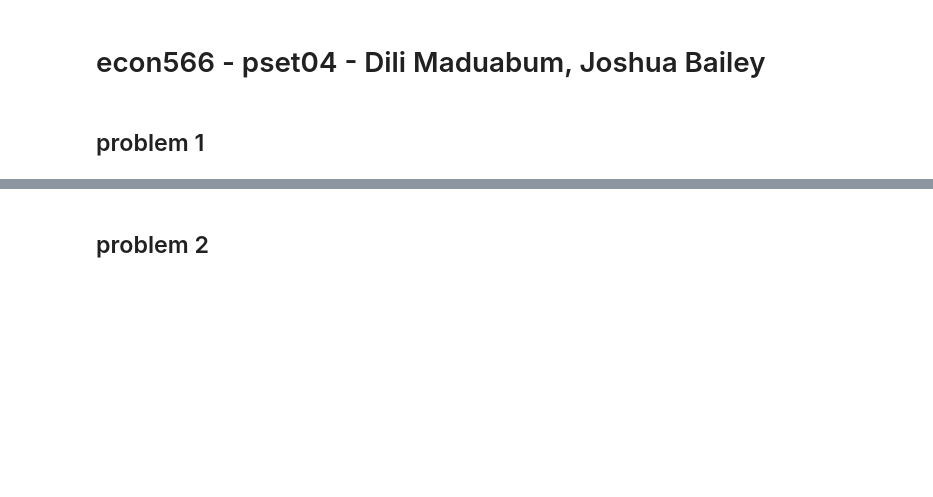
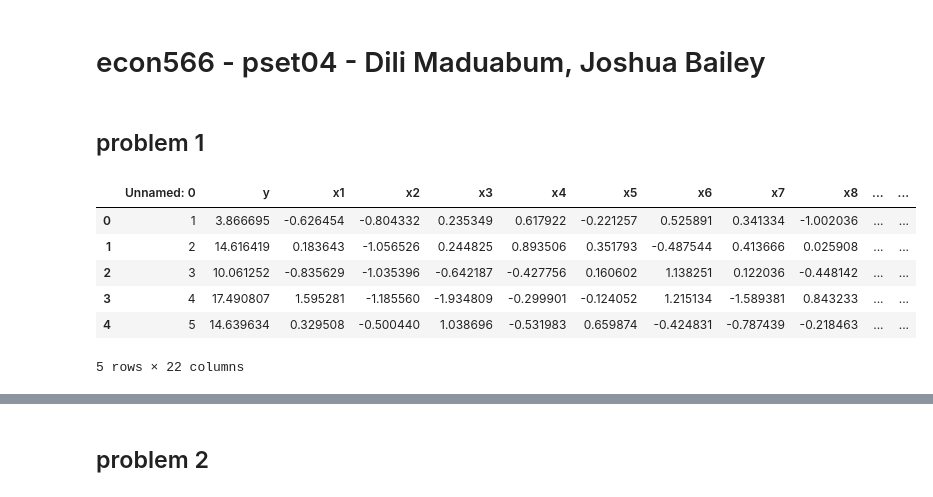
Before and after one commit to Datadili/EconML, a Jupyter notebook: pset_4/pset04.ipynb, the cells around one changed output, grey strips where cells are left out. Cells and saved outputs as stored; diff of their text form; code cells hidden in the pictures; blank space fills up the shorter version.

```diff
--- a/pset_4/pset04.ipynb
+++ b/pset_4/pset04.ipynb
@@ -2,3 +2,17 @@
 # econ566 - pset04 - Dili Maduabum, Joshua Bailey
 # %% [markdown]
 ## problem 1
+# %%
+import pandas as pd
+import numpy as np
+reg = pd.read_csv("reg.csv")
+
+reg.head()
+# %% [output]
+|  | Unnamed: 0 | y | x1 | x2 | x3 | x4 | x5 | x6 | x7 | x8 | ... | ... |
+| 0 | 1 | 3.866695 | -0.626454 | -0.804332 | 0.235349 | 0.617922 | -0.221257 | 0.525891 | 0.341334 | -1.002036 | ... | ... |
+| 1 | 2 | 14.616419 | 0.183643 | -1.056526 | 0.244825 | 0.893506 | 0.351793 | -0.487544 | 0.413666 | 0.025908 | ... | ... |
+| 2 | 3 | 10.061252 | -0.835629 | -1.035396 | -0.642187 | -0.427756 | 0.160602 | 1.138251 | 0.122036 | -0.448142 | ... | ... |
+| 3 | 4 | 17.490807 | 1.595281 | -1.185560 | -1.934809 | -0.299901 | -0.124052 | 1.215134 | -1.589381 | 0.843233 | ... | ... |
+| 4 | 5 | 14.639634 | 0.329508 | -0.500440 | 1.038696 | -0.531983 | 0.659874 | -0.424831 | -0.787439 | -0.218463 | ... | ... |
+5 rows × 22 columns
```
Also changed, not shown: parts of 12 cells of this notebook.
